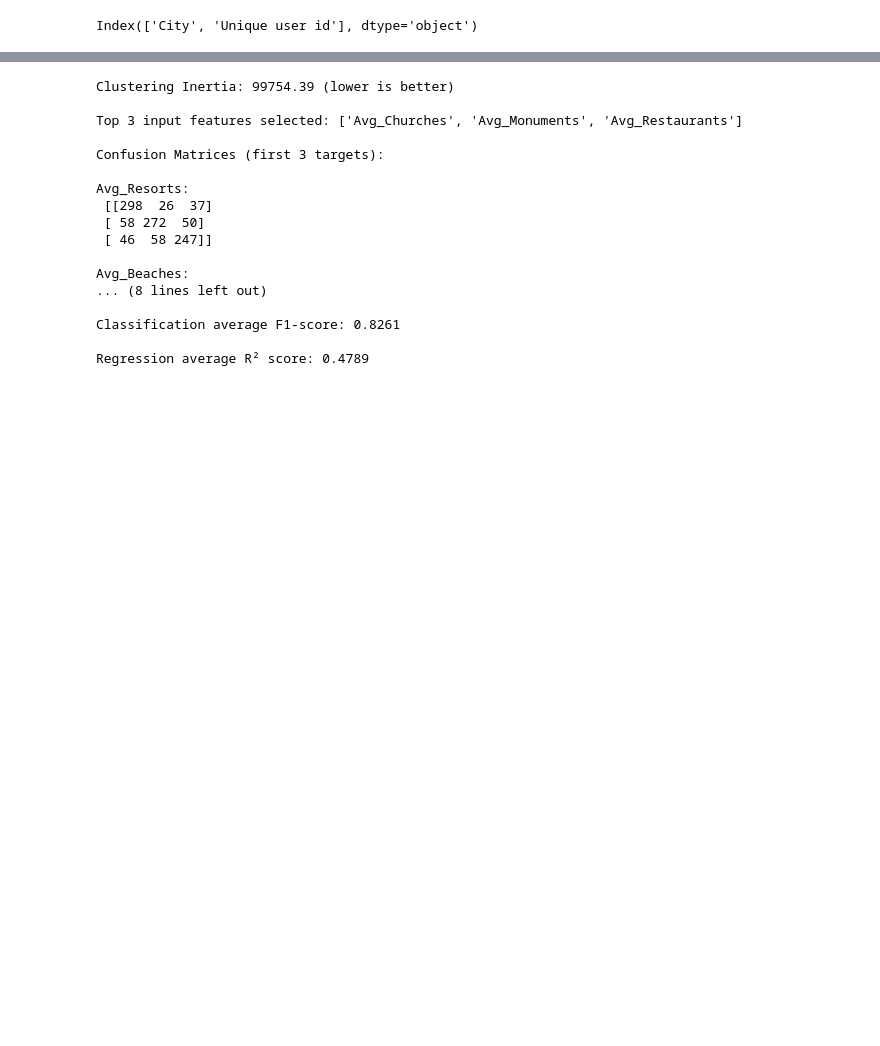
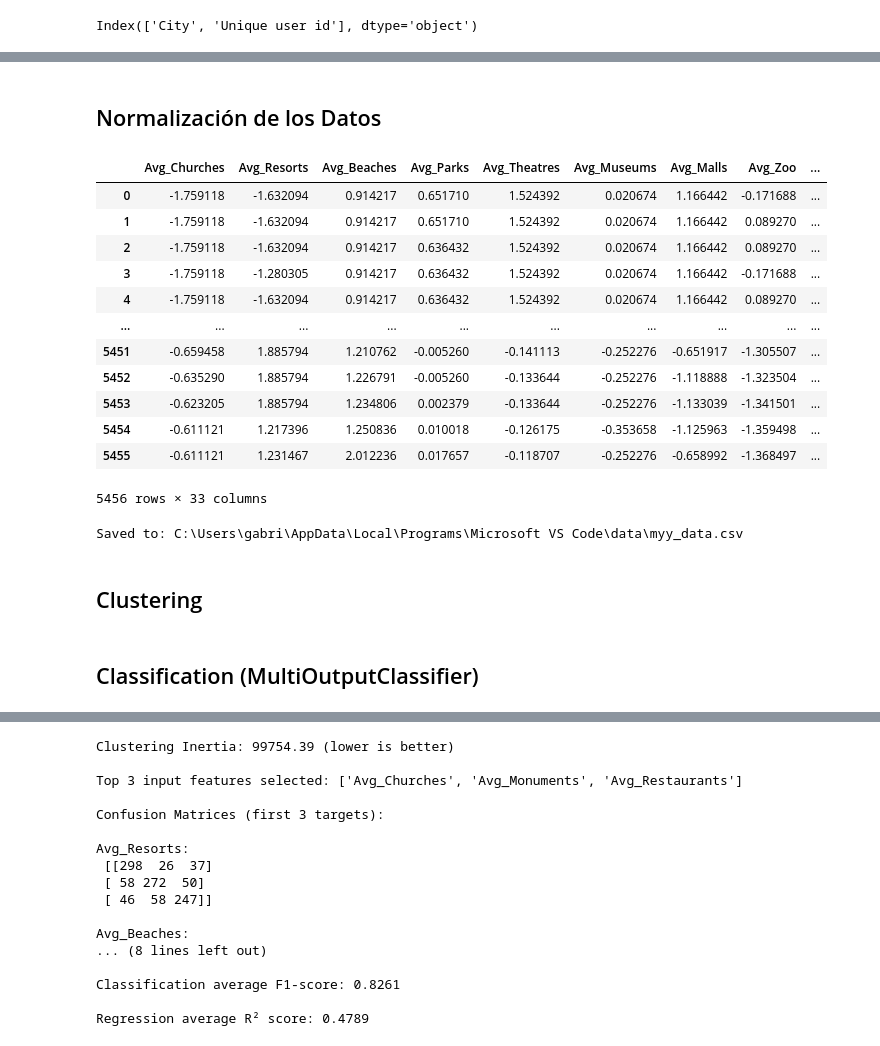
Before and after one commit to gabrielaaguiv5/ProjectI, a Jupyter notebook: notebooks/01_eda_overview.ipynb, the cells around one changed output, grey strips where cells are left out. Drawn from its saved outputs; the diff is of its cells as text; code cells hidden in the pictures; blank space fills up the shorter version.

```diff
--- a/notebooks/01_eda_overview.ipynb
+++ b/notebooks/01_eda_overview.ipynb
@@ -543,0 +546,9 @@ City
+# %%
+# Se eliminan la columna de Unique user id que no es necesaria para el análisis.
+dfML.drop(['Unique user id'], axis = 1, inplace = True)
+
+# Comprobar shape.
+print('Data for ML',dfML.shape)
+
+# Comprobar cambios.
+dfML.head()
@@ -543,0 +564,33 @@ City
+# %% [markdown]
+## Normalización de los Datos
+# %%
+scaler = StandardScaler() # Método de normalización.
+df_scaled = pd.DataFrame(scaler.fit_transform(dfML), columns=dfML.columns) # Data normalizada para análisis.
+# %%
+df_scaled
+# %% [output]
+|  | Avg_Churches | Avg_Resorts | Avg_Beaches | Avg_Parks | Avg_Theatres | Avg_Museums | Avg_Malls | Avg_Zoo | ... |
+| 0 | -1.759118 | -1.632094 | 0.914217 | 0.651710 | 1.524392 | 0.020674 | 1.166442 | -0.171688 | ... |
+| 1 | -1.759118 | -1.632094 | 0.914217 | 0.651710 | 1.524392 | 0.020674 | 1.166442 | 0.089270 | ... |
+| 2 | -1.759118 | -1.632094 | 0.914217 | 0.636432 | 1.524392 | 0.020674 | 1.166442 | 0.089270 | ... |
+| 3 | -1.759118 | -1.280305 | 0.914217 | 0.636432 | 1.524392 | 0.020674 | 1.166442 | -0.171688 | ... |
+| 4 | -1.759118 | -1.632094 | 0.914217 | 0.636432 | 1.524392 | 0.020674 | 1.166442 | 0.089270 | ... |
+| ... | ... | ... | ... | ... | ... | ... | ... | ... | ... |
+| 5451 | -0.659458 | 1.885794 | 1.210762 | -0.005260 | -0.141113 | -0.252276 | -0.651917 | -1.305507 | ... |
+| 5452 | -0.635290 | 1.885794 | 1.226791 | -0.005260 | -0.133644 | -0.252276 | -1.118888 | -1.323504 | ... |
+| 5453 | -0.623205 | 1.885794 | 1.234806 | 0.002379 | -0.133644 | -0.252276 | -1.133039 | -1.341501 | ... |
+| 5454 | -0.611121 | 1.217396 | 1.250836 | 0.010018 | -0.126175 | -0.353658 | -1.125963 | -1.359498 | ... |
+| 5455 | -0.611121 | 1.231467 | 2.012236 | 0.017657 | -0.118707 | -0.252276 | -0.658992 | -1.368497 | ... |
+5456 rows × 33 columns
+# %%
+import os # Extrayendo una nueva versión de los datos, sin valores nulos e incluyendo las ciudades.
+
+os.makedirs('data', exist_ok=True)
+df_scaled.to_csv('data/myy_data.csv', index=False)
+
+file_path = os.path.abspath('data/myy_data.csv')
+print(f"Saved to: {file_path}")
+# %% [output]
+Saved to: C:\Users\gabri\AppData\Local\Programs\Microsoft VS Code\data\myy_data.csv
+# %% [markdown]
+## Clustering
@@ -543,0 +602,2 @@ City
+# %% [markdown]
+## Classification (MultiOutputClassifier)
```
Also changed, not shown: parts of 13 cells of this notebook.
